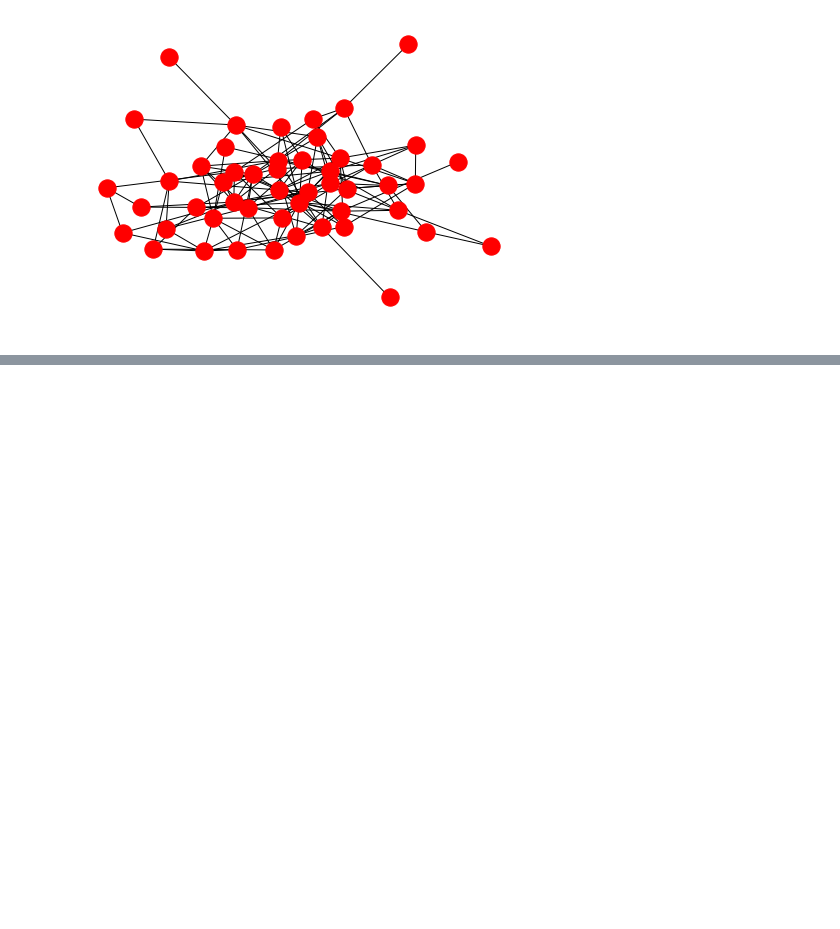
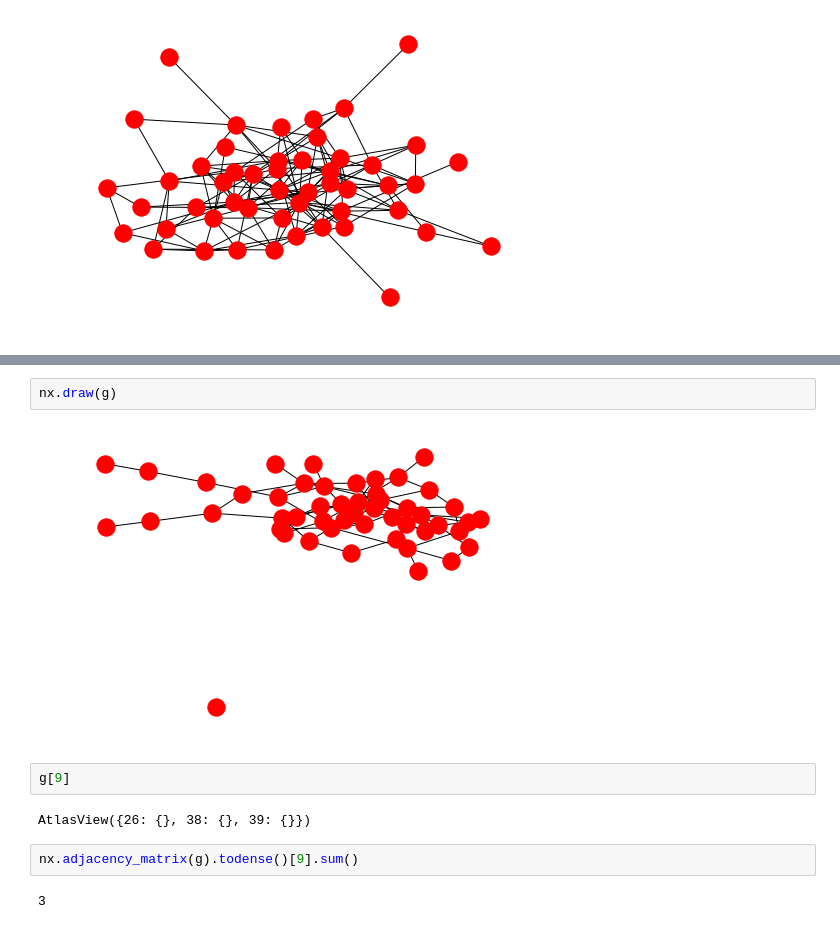
Before and after one commit to louisv123/COLGE, a Jupyter notebook: test.ipynb, the cells around one changed output, grey strips where cells are left out. Cells and saved outputs as stored; diff of their text form; blank space fills up the shorter version.

```diff
--- a/test.ipynb
+++ b/test.ipynb
@@ -389,0 +680,12 @@ nx.draw(g)
+# %%
+nx.draw(g)
+# %% [output]
+[figure, added]
+# %%
+g[9]
+# %% [output]
+AtlasView({26: {}, 38: {}, 39: {}})
+# %%
+nx.adjacency_matrix(g).todense()[9].sum()
+# %% [output]
+3
```
Also changed, not shown: parts of 51 cells of this notebook, 5 other files.
